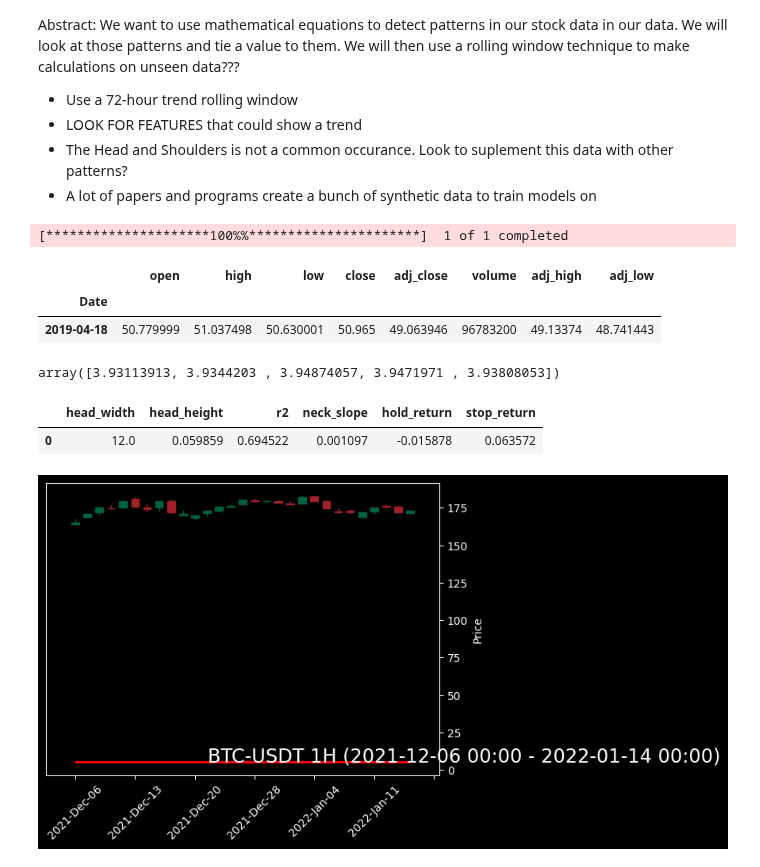
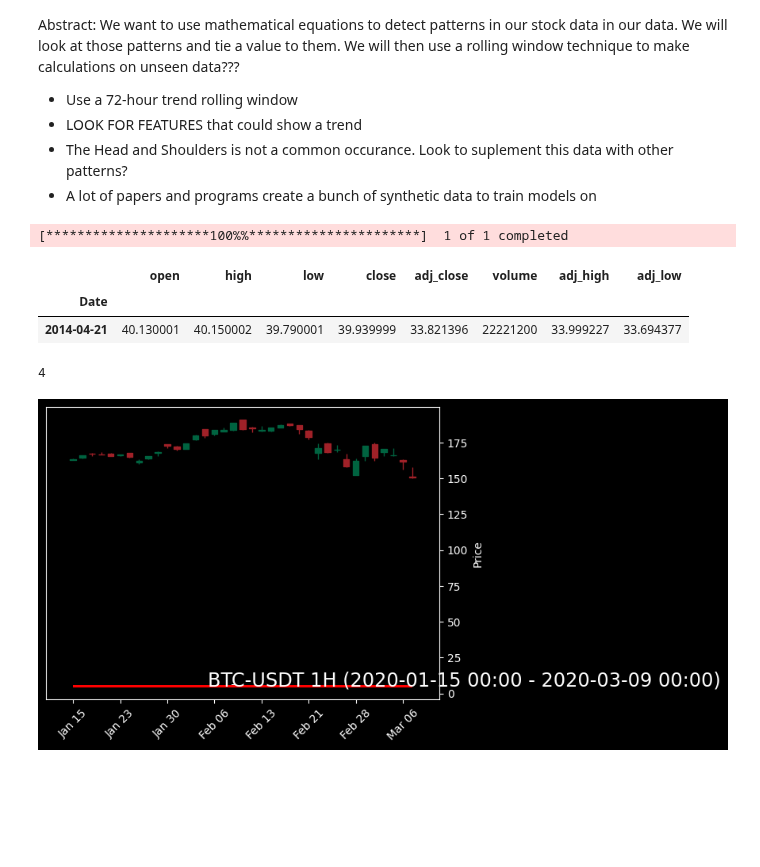
Before and after one commit to tcarlucc/machine-learning-final, a Jupyter notebook: reversal_patterns.ipynb, the cells around one changed output. Drawn from its saved outputs; the diff is of its cells as text; code cells hidden in the pictures; blank space fills up the shorter version.

Commit message:
Struggling to get head and shoulders method from Neurotrader to work

```diff
--- a/reversal_patterns.ipynb
+++ b/reversal_patterns.ipynb
@@ -87,22 +88,24 @@ Abstract: We want to use mathematical equations to detect patterns in our stock
 - The Head and Shoulders is not a common occurance. Look to suplement this data with other patterns?
 - A lot of papers and programs create a bunch of synthetic data to train models on
 # %%
-data = download_df('AAPL', '5y')
+data = download_df('MSFT', '10y')
 data.head(1)
 # %% [output]
 [*********************100%%**********************]  1 of 1 completed
 |  | open | high | low | close | adj_close | volume | adj_high | adj_low |
 | Date |  |  |  |  |  |  |  |  |
-| 2019-04-18 | 50.779999 | 51.037498 | 50.630001 | 50.965 | 49.063946 | 96783200 | 49.13374 | 48.741443 |
+| 2014-04-21 | 40.130001 | 40.150002 | 39.790001 | 39.939999 | 33.821396 | 22221200 | 33.999227 | 33.694377 |
 # %%
 # Detect HS in our dataset:
-# Convert our data to a logorithmic form
+# Convert our data to a logorithmic form and then only select the "close" column
 data_norm = np.log(data)
 dat_slice = data_norm['close'].to_numpy()
-# %% [output]
-array([3.93113913, 3.9344203 , 3.94874057, 3.9471971 , 3.93808053])
 # %%
+# Find HS Patterns:
 hs_patterns, ihs_patterns = find_hs_patterns(dat_slice, 6, early_find=False)
+len(hs_patterns)
+# %% [output]
+4
 # %%
 hs_df = pd.DataFrame()
 ihs_df = pd.DataFrame()
@@ -121,7 +124,17 @@ for i, hs in enumerate(hs_patterns):
         hs_df.loc[i, 'hold_return'] = ret
 
     hs_df.loc[i, 'stop_return'] = get_pattern_return(dat_slice, hs)
-hs_df
+for i, hs in enumerate(ihs_patterns):
+    ihs_df.loc[i, 'head_width'] = hs.head_width
+    ihs_df.loc[i, 'head_height'] = hs.head_height
+    ihs_df.loc[i, 'r2'] = hs.pattern_r2
+    ihs_df.loc[i, 'neck_slope'] = hs.neck_slope
+
+    hp = int(hs.head_width)
+    if hs.break_i + hp >= len(data):
+        ihs_df.loc[i, 'hold_return'] = np.nan
+    else:
+        ret = dat_slice[hs.break_i + hp] - dat_slice[hs.break_i]
+        ihs_df.loc[i, 'hold_return'] = ret
+
+    ihs_df.loc[i, 'stop_return'] = get_pattern_return(dat_slice, hs)
-# %% [output]
-|  | head_width | head_height | r2 | neck_slope | hold_return | stop_return |
-| 0 | 12.0 | 0.059859 | 0.694522 | 0.001097 | -0.015878 | 0.063572 |
@@ -143,4 +141,36 @@ for i, hs in enumerate(ihs_patterns):
+# %%
+def plot_hs(candle_data: pd.DataFrame, pat: HSPattern, pad: int = 2):
+    if pad < 0:
+        pad = 0
+
+    idx = candle_data.index
+    data = candle_data.iloc[pat.start_i:pat.break_i + 1 + pad]
+
+    plt.style.use('dark_background')
+    fig = plt.gcf()
+    ax = fig.gca()
+
+    l0 = [(idx[pat.start_i], pat.neck_start), (idx[pat.l_shoulder], pat.l_shoulder_p)]
+    l1 = [(idx[pat.l_shoulder], pat.l_shoulder_p), (idx[pat.l_armpit], pat.l_armpit_p)]
+    l2 = [(idx[pat.l_armpit], pat.l_armpit_p), (idx[pat.head], pat.head_p)]
+    l3 = [(idx[pat.head], pat.head_p), (idx[pat.r_armpit], pat.r_armpit_p)]
+    l4 = [(idx[pat.r_armpit], pat.r_armpit_p), (idx[pat.r_shoulder], pat.r_shoulder_p)]
+    l5 = [(idx[pat.r_shoulder], pat.r_shoulder_p), (idx[pat.break_i], pat.neck_end)]
+    neck = [(idx[pat.start_i], pat.neck_start), (idx[pat.break_i], pat.neck_end)]
+
+    mpf.plot(data, alines=dict(alines=[l0, l1, l2, l3, l4, l5, neck], colors=['w', 'w', 'w', 'w', 'w', 'w', 'r']),
+             type='candle', style='charles', ax=ax)
+    x = len(data) // 2 - len(data) * 0.1
+    if pat.inverted:
+        y = pat.head_p + pat.head_height * 1.25
+    else:
+        y = pat.head_p - pat.head_height * 1.25
+
+    ax.text(x, y,
+            f"BTC-USDT 1H ({idx[pat.start_i].strftime('%Y-%m-%d %H:%M')} - {idx[pat.break_i].strftime('%Y-%m-%d %H:%M')})",
+            color='white', fontsize='xx-large')
+    plt.show()
 # %%
-plot_hs(data, hs_patterns[0], pad=0)
+plot_hs(data, hs_patterns[2], pad=0)
 # %% [output]
-[figure, old version]
+[figure, new version]
```
Also changed, not shown: parts of 3 cells of this notebook, 1 other file.
